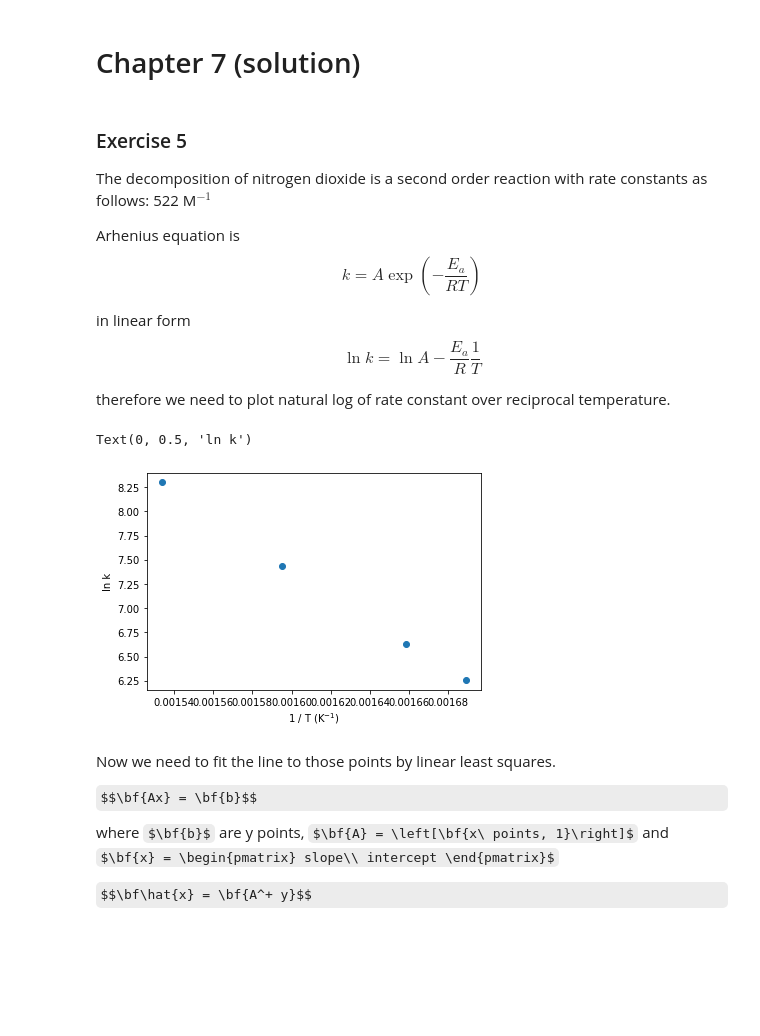
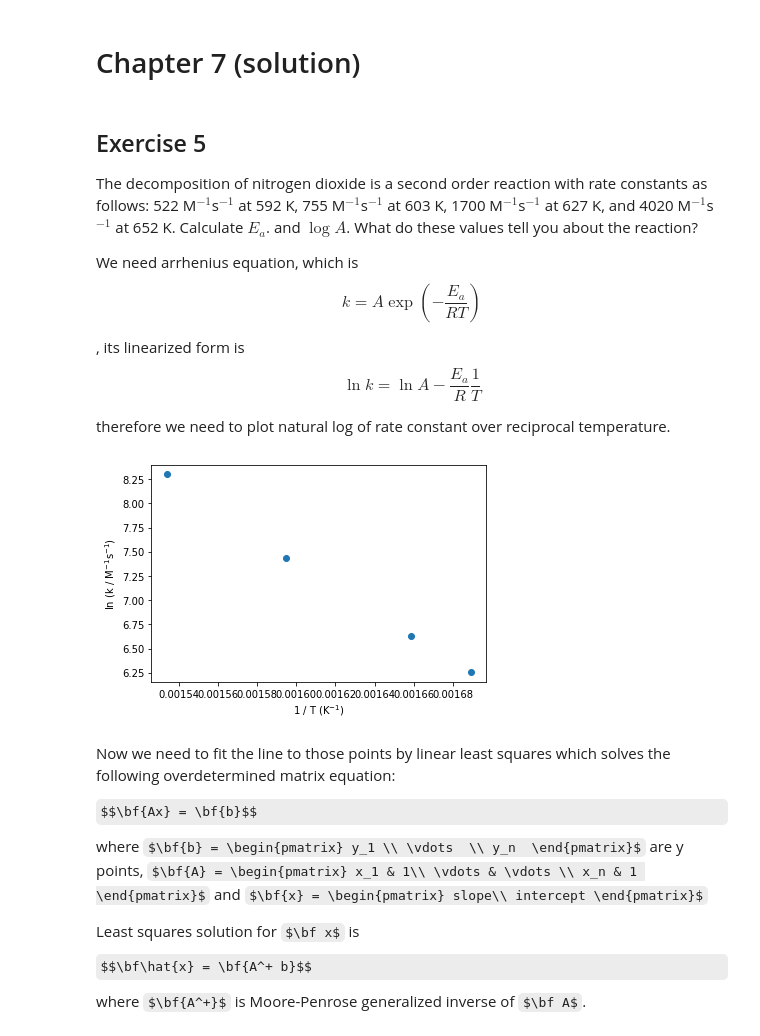
Before and after one commit to dmadea/SaR, a Jupyter notebook: Homework 7.ipynb, the cells around one changed output. Cells and saved outputs as stored; diff of their text form; code cells hidden in the pictures; some formulas as TeX source; blank space fills up the shorter version.

```diff
--- a/Homework 7.ipynb
+++ b/Homework 7.ipynb
@@ -5,34 +5,34 @@ import numpy as np
 import matplotlib.pyplot as plt
 %matplotlib inline
 # %% [markdown]
-### Exercise 5
+## Exercise 5
 
-The decomposition of nitrogen dioxide is a second order reaction with rate constants as follows: 522 M$^{-1}$
+The decomposition of nitrogen dioxide is a second order reaction with rate constants as follows: 522 M$^{-1}$s$^{-1}$ at 592 K,
+755 M$^{-1}$s$^{-1}$ at 603 K, 1700 M$^{-1}$s$^{-1}$ at 627 K, and 4020 M$^{-1}$s$^{-1}$ at 652 K. Calculate $E_a$. and $\log A$. What do these values tell you about the reaction?
 
 
+We need arrhenius equation, which is $$k = A\exp\left( -\frac{E_a}{RT}\right)$$
 
-Arhenius equation is $$k = A\exp\left( -\frac{E_a}{RT}\right)$$
-
-in linear form  $$\ln k = \ln A -\frac{E_a}{R}\frac{1}{T} $$
+, its linearized form is $$\ln k = \ln A -\frac{E_a}{R}\frac{1}{T} $$
 
 therefore we need to plot natural log of rate constant over reciprocal temperature.
 # %%
-rates = np.asarray([522, 755, 1700, 4020])  # in M^-1 s^-1
-temperatures = np.asarray([592, 603, 627, 652])  # in Kelvins
+rates = np.asarray([522, 755, 1700, 4020])  # rate constants in M^-1 s^-1
+temperatures = np.asarray([592, 603, 627, 652])  # temperatures in Kelvins
 
-ln_k = np.log(rates)
-rec_T = 1 / temperatures
+ln_k = np.log(rates)  # natural log of rate constants
+rec_T = 1 / temperatures  # reciprocal temperatures
 
 plt.scatter(rec_T, ln_k)
 plt.xlabel("1 / T (K$^{-1}$)")
-plt.ylabel("ln k")
+plt.ylabel("ln (k / M$^{-1}$s$^{-1}$)")
+plt.show()
 # %% [output]
-Text(0, 0.5, 'ln k')
-[figure, old version]
+[figure, new version]
 # %% [markdown]
-Now we need to fit the line to those points by linear least squares.
+Now we need to fit the line to those points by linear least squares which solves the following overdetermined matrix equation:
 
-$$\bf{Ax} = \bf{b}$$  where $\bf{b}$ are y points, $\bf{A} = \left[\bf{x\ points, 1}\right]$ and $\bf{x} = \begin{pmatrix} slope\\ intercept \end{pmatrix}$
+$$\bf{Ax} = \bf{b}$$  where  $\bf{b} = \begin{pmatrix} y_1 \\ \vdots  \\ y_n  \end{pmatrix}$ are y points, $\bf{A} = \begin{pmatrix} x_1 & 1\\ \vdots & \vdots \\ x_n & 1 \end{pmatrix}$ and $\bf{x} = \begin{pmatrix} slope\\ intercept \end{pmatrix}$
 
-$$\bf\hat{x} = \bf{A^+ y}$$
+Least squares solution for $\bf x$ is $$\bf\hat{x} = \bf{A^+ b}$$ where $\bf{A^+}$ is Moore-Penrose generalized inverse of $\bf A$.
 # %%
```
Also changed, not shown: parts of 9 cells of this notebook.
